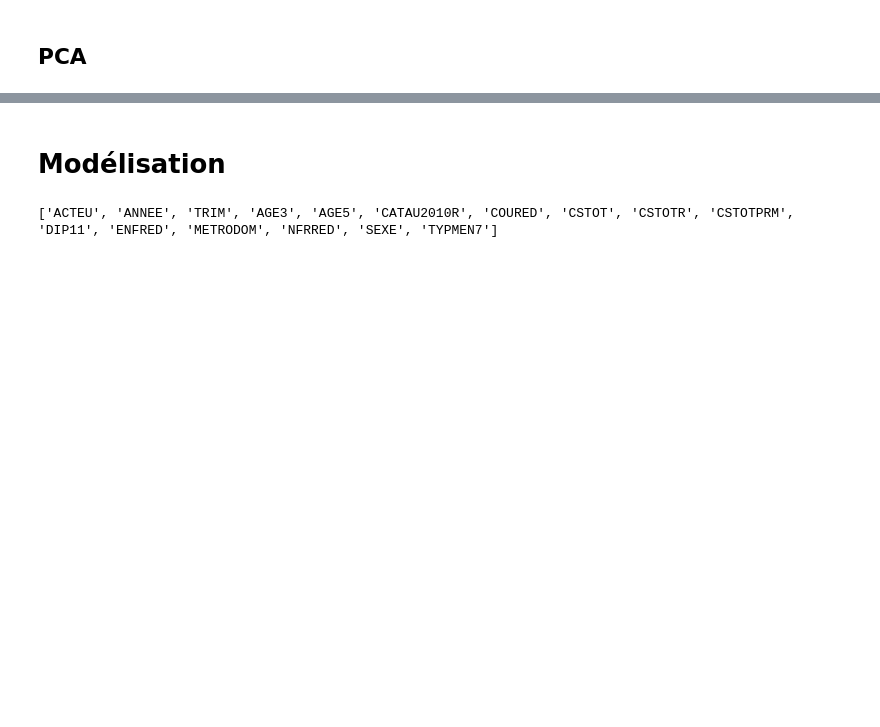
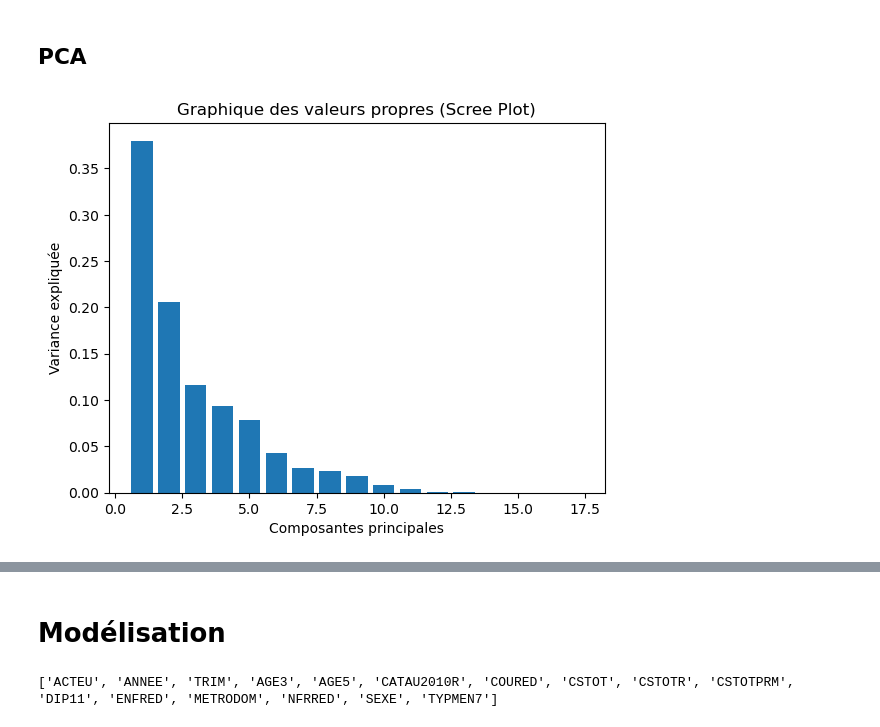
Before and after one commit to Alexis-Barrau/python_ensae, a Jupyter notebook: Scripts/Script first analysis.ipynb, the cells around one changed output, grey strips where cells are left out. Saved outputs shown, nothing was run; the diff lists cells and outputs as text; code cells hidden in the pictures; blank space fills up the shorter version.

```diff
--- a/Scripts/Script first analysis.ipynb
+++ b/Scripts/Script first analysis.ipynb
@@ -337,0 +346,10 @@ EEC_COV
+# %%
+# Graphique des valeurs propres
+valeurs_propres = pca.explained_variance_ratio_
+plt.bar(range(1, len(valeurs_propres) + 1), valeurs_propres)
+plt.xlabel('Composantes principales')
+plt.ylabel('Variance expliquée')
+plt.title('Graphique des valeurs propres (Scree Plot)')
+plt.show()
+# %% [output]
+[figure, added]
```
Also changed, not shown: parts of 5 cells of this notebook.
